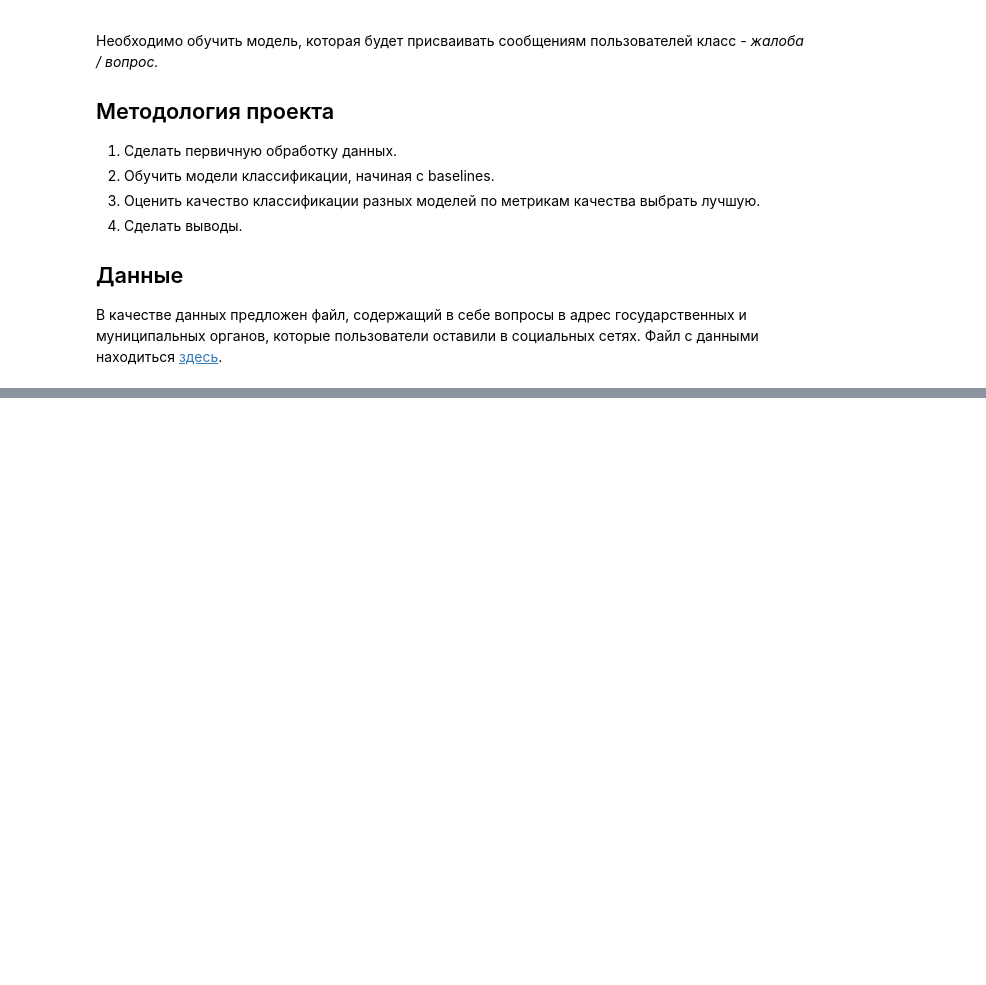
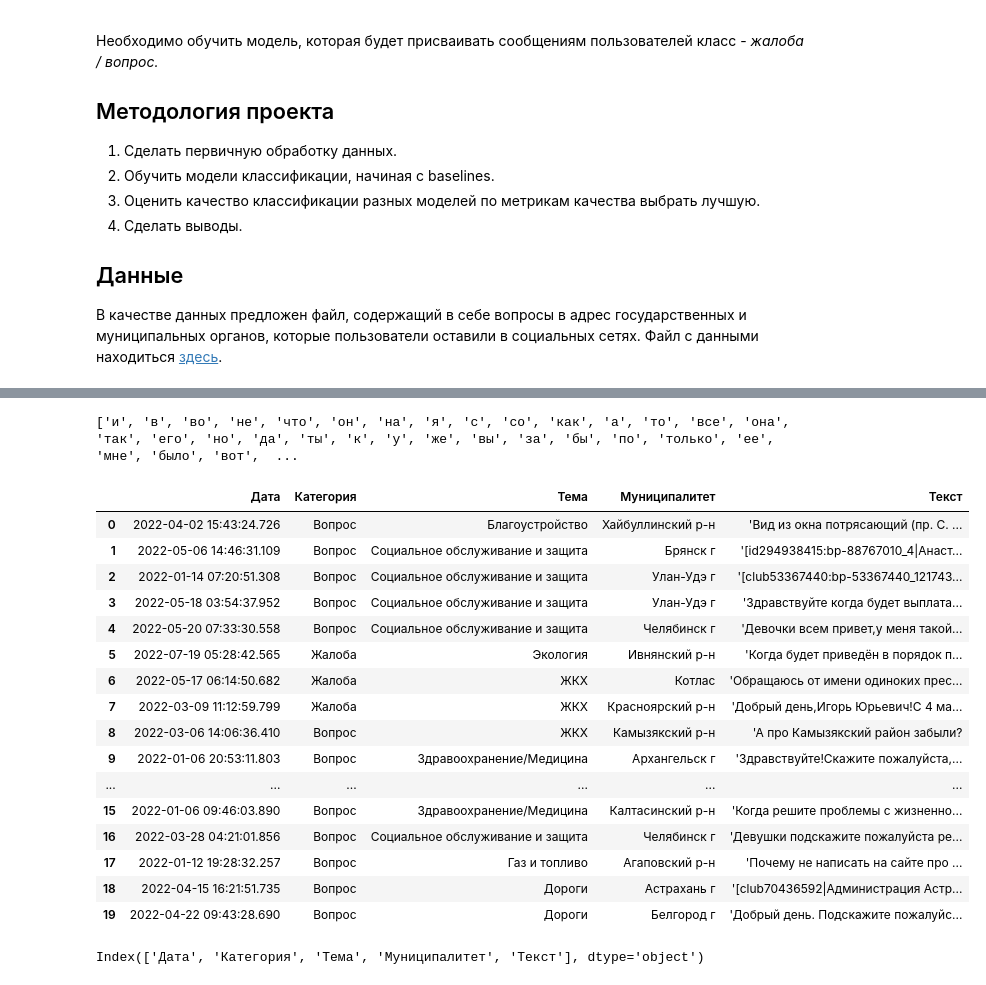
Before and after one commit to ybezginova2016/NLP_GovComplaintQuestionClassification, a Jupyter notebook: main.ipynb, the cells around one changed output, grey strips where cells are left out. Cells and saved outputs as stored; diff of their text form; code cells hidden in the pictures; blank space fills up the shorter version.

```diff
--- a/main.ipynb
+++ b/main.ipynb
@@ -19,0 +131,31 @@
+# %%
+# выведем все стоп-слова русского языка
+sw = stopwords.words('russian')
+print(sw)
+# %% [output]
+['и', 'в', 'во', 'не', 'что', 'он', 'на', 'я', 'с', 'со', 'как', 'а', 'то', 'все', 'она', 'так', 'его', 'но', 'да', 'ты', 'к', 'у', 'же', 'вы', 'за', 'бы', 'по', 'только', 'ее', 'мне', 'было', 'вот',  ...
+# %%
+df = pd.read_excel("C:\\Users\\HOME\\PycharmProjects\\Data_scientist_NLP_данные.xlsx")
+df.head(20)
+# %% [output]
+|  | Дата | Категория | Тема | Муниципалитет | Текст |
+| 0 | 2022-04-02 15:43:24.726 | Вопрос | Благоустройство | Хайбуллинский р-н | 'Вид из окна потрясающий (пр. С. ... |
+| 1 | 2022-05-06 14:46:31.109 | Вопрос | Социальное обслуживание и защита | Брянск г | '[id294938415:bp-88767010_4|Αнаст... |
+| 2 | 2022-01-14 07:20:51.308 | Вопрос | Социальное обслуживание и защита | Улан-Удэ г | '[club53367440:bp-53367440_121743... |
+| 3 | 2022-05-18 03:54:37.952 | Вопрос | Социальное обслуживание и защита | Улан-Удэ г | 'Здравствуйте когда будет выплата... |
+| 4 | 2022-05-20 07:33:30.558 | Вопрос | Социальное обслуживание и защита | Челябинск г | 'Девочки всем привет,у меня такой... |
+| 5 | 2022-07-19 05:28:42.565 | Жалоба | Экология | Ивнянский р-н | 'Когда будет приведён в порядок п... |
+| 6 | 2022-05-17 06:14:50.682 | Жалоба | ЖКХ | Котлас | 'Обращаюсь от имени одиноких прес... |
+| 7 | 2022-03-09 11:12:59.799 | Жалоба | ЖКХ | Красноярский р-н | 'Добрый день,Игорь Юрьевич!С 4 ма... |
+| 8 | 2022-03-06 14:06:36.410 | Вопрос | ЖКХ | Камызякский р-н | 'А про Камызякский район забыли? |
+| 9 | 2022-01-06 20:53:11.803 | Вопрос | Здравоохранение/Медицина | Архангельск г | 'Здравствуйте!Скажите пожалуйста,... |
+| ... | ... | ... | ... | ... | ... |
+| 15 | 2022-01-06 09:46:03.890 | Вопрос | Здравоохранение/Медицина | Калтасинский р-н | 'Когда решите проблемы с жизненно... |
+| 16 | 2022-03-28 04:21:01.856 | Вопрос | Социальное обслуживание и защита | Челябинск г | 'Девушки подскажите пожалуйста ре... |
+| 17 | 2022-01-12 19:28:32.257 | Вопрос | Газ и топливо | Агаповский р-н | 'Почему не написать на сайте про ... |
+| 18 | 2022-04-15 16:21:51.735 | Вопрос | Дороги | Астрахань г | '[club70436592|Администрация Астр... |
+| 19 | 2022-04-22 09:43:28.690 | Вопрос | Дороги | Белгород г | 'Добрый день. Подскажите пожалуйс... |
+# %%
+df.columns
+# %% [output]
+Index(['Дата', 'Категория', 'Тема', 'Муниципалитет', 'Текст'], dtype='object')
```
Also changed, not shown: parts of 17 cells of this notebook.
